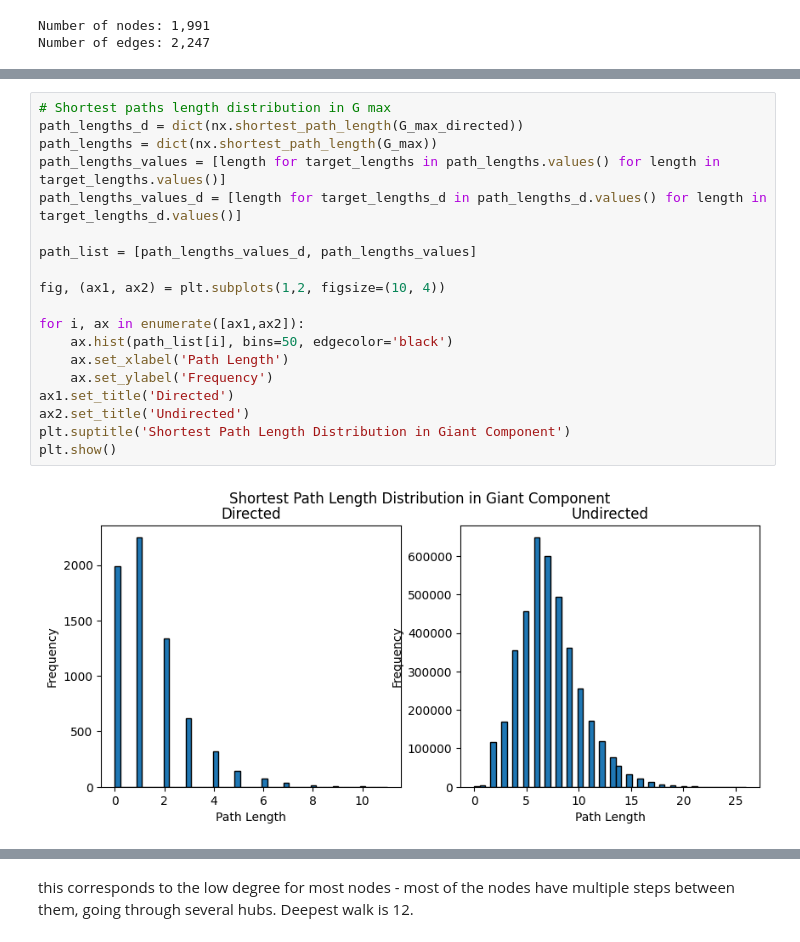
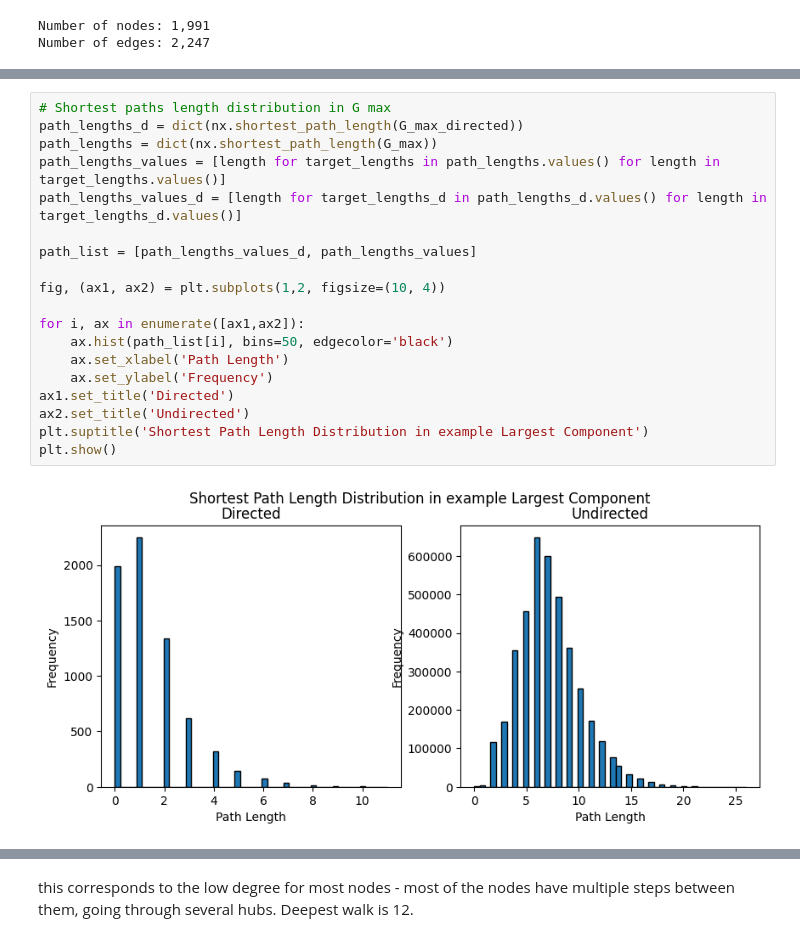
Before and after one commit to triggertiger/Elliptic, a Jupyter notebook: 011_graph_eda.ipynb, the cells around one changed output, grey strips where cells are left out. Saved outputs shown, nothing was run; the diff lists cells and outputs as text.

```diff
--- a/011_graph_eda.ipynb
+++ b/011_graph_eda.ipynb
@@ -200,21 +259,21 @@ Number of edges: 2,247
 # %%
 # Shortest paths length distribution in G max
 path_lengths_d = dict(nx.shortest_path_length(G_max_directed))
 path_lengths = dict(nx.shortest_path_length(G_max))
 path_lengths_values = [length for target_lengths in path_lengths.values() for length in target_lengths.values()]
 path_lengths_values_d = [length for target_lengths_d in path_lengths_d.values() for length in target_lengths_d.values()]
 
 path_list = [path_lengths_values_d, path_lengths_values]
 
 fig, (ax1, ax2) = plt.subplots(1,2, figsize=(10, 4))
 
 for i, ax in enumerate([ax1,ax2]):
     ax.hist(path_list[i], bins=50, edgecolor='black')
     ax.set_xlabel('Path Length')
     ax.set_ylabel('Frequency')
 ax1.set_title('Directed')
 ax2.set_title('Undirected')
-plt.suptitle('Shortest Path Length Distribution in Giant Component')
+plt.suptitle('Shortest Path Length Distribution in example Largest Component')
 plt.show()
 # %% [output]
-[figure, old version]
+[figure, new version]
```
Also changed, not shown: parts of 22 cells of this notebook, 11 other files.
